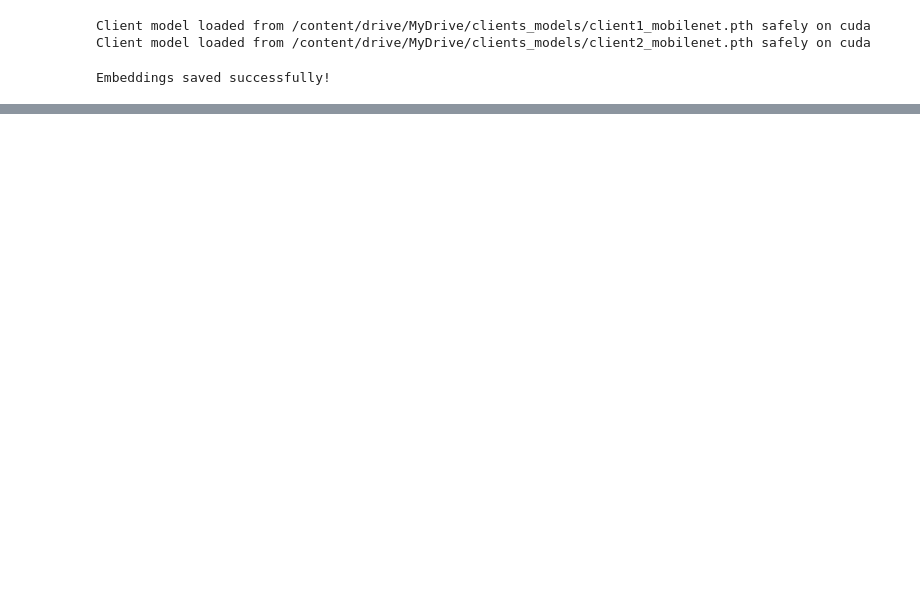
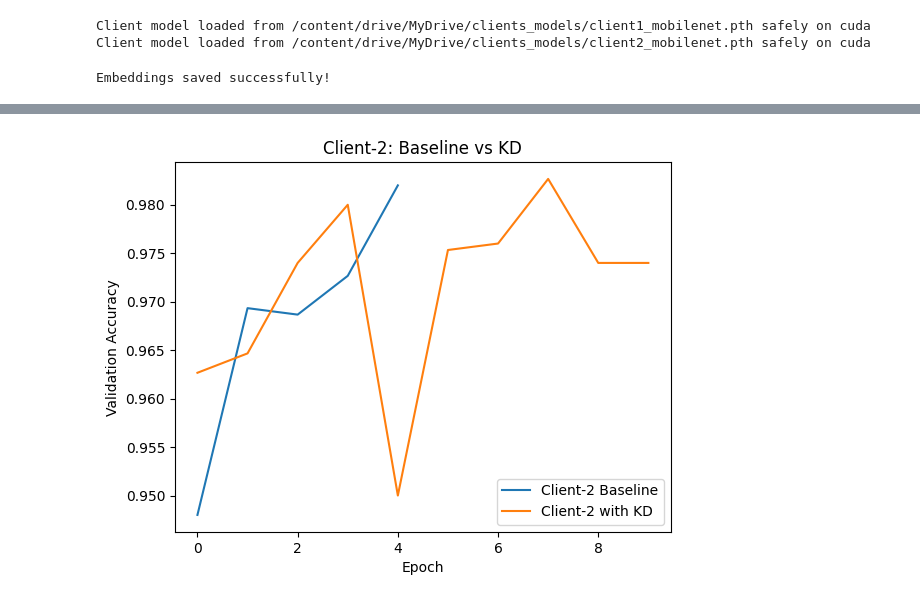
Before and after one commit to Sunidhi-Gautam/FL_Implementation, a Jupyter notebook: Client_side_KD.ipynb, the cells around one changed output, grey strips where cells are left out. Saved outputs shown, nothing was run; the diff lists cells and outputs as text; code cells hidden in the pictures; blank space fills up the shorter version.

```diff
--- a/Client_side_KD.ipynb
+++ b/Client_side_KD.ipynb
@@ -1376,0 +1638,19 @@ RuntimeError: The size of tensor a (1280) must match the size of tensor b (62720
+# %%
+client2_model_kd = MobileNetStudent(num_classes=len(client2_classes))
+
+kd_history_client2 = train_client_with_kd(
+    student_model=client2_model_kd,
+    train_loader=train_loader2,
+    val_loader=val_loader2,
+    student_classes=client2_classes,
+    class_map=client2_class_map,
+    teacher_prototypes=teacher_prototypes,
+    client_name="Client-2",
+    epochs=10,
+    alpha=0.85
+)
+
+torch.save(
+    client1_model_kd.state_dict(),
+    "/content/drive/MyDrive/clients_models/client1_model_kd.pth"
+)
@@ -1376,0 +1689,16 @@ RuntimeError: The size of tensor a (1280) must match the size of tensor b (62720
+# %%
+baseline_history = torch.load(
+    "/content/drive/MyDrive/clients_models/client2_history.pt"
+)
+# %%
+import matplotlib.pyplot as plt
+
+plt.plot(baseline_history["val_acc"], label="Client-2 Baseline")
+plt.plot(kd_history_client2["val_acc"], label="Client-2 with KD")
+plt.xlabel("Epoch")
+plt.ylabel("Validation Accuracy")
+plt.legend()
+plt.title("Client-2: Baseline vs KD")
+plt.show()
+# %% [output]
+[figure, added]
```
Also changed, not shown: parts of 73 cells of this notebook.
